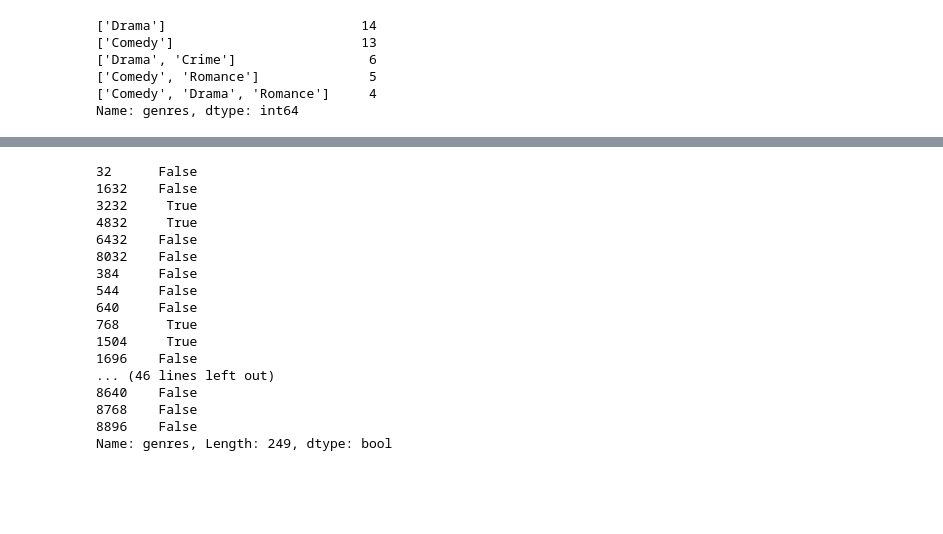
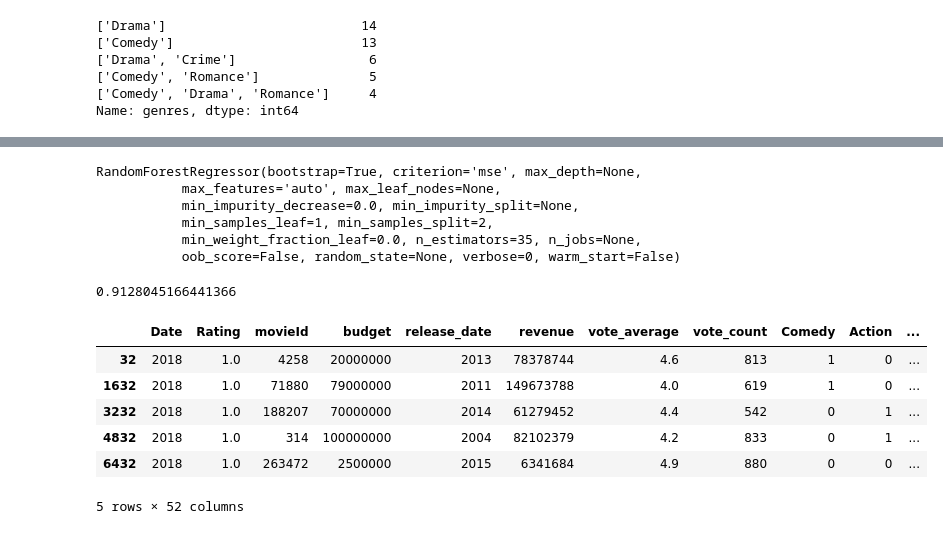
Before and after one commit to erol713/movies, a Jupyter notebook: Project.ipynb, the cells around one changed output, grey strips where cells are left out. Saved outputs shown, nothing was run; the diff lists cells and outputs as text; code cells hidden in the pictures; blank space fills up the shorter version.

```diff
--- a/Project.ipynb
+++ b/Project.ipynb
@@ -229,24 +178,3 @@ df3
-# %%
-df3['genres'].str.contains('Action')
-df3.loc[df3['genres'].str.contains('Horror'), 'Day'] = "saturday"
-# %% [output]
-32      False
-1632    False
-3232     True
-4832     True
-6432    False
-8032    False
-384     False
-544     False
-640     False
-768      True
-1504     True
-1696    False
-... (46 lines left out)
-8640    False
-8768    False
-8896    False
-Name: genres, Length: 249, dtype: bool
 # %%
 for i in df3.genres:
     x = i.split(',')
@@ -254,0 +195,8 @@ for i in df3.genres:
+# %%
+df3.drop('title', axis=1, inplace=True)
+# %%
+df3.drop('Day', axis=1, inplace=True)
+# %%
+df3 = df3.join(pd.get_dummies(df3.Watched))
+# %%
+df3.drop('Watched', axis=1, inplace=True)
@@ -254,0 +213,9 @@ for i in df3.genres:
+# %%
+rfr.fit(X_train, y_train)
+# %% [output]
+RandomForestRegressor(bootstrap=True, criterion='mse', max_depth=None,
+           max_features='auto', max_leaf_nodes=None,
+           min_impurity_decrease=0.0, min_impurity_split=None,
+           min_samples_leaf=1, min_samples_split=2,
+           min_weight_fraction_leaf=0.0, n_estimators=35, n_jobs=None,
+           oob_score=False, random_state=None, verbose=0, warm_start=False)
@@ -254,0 +224,14 @@ for i in df3.genres:
+# %%
+rfr.score(X_test, y_test)
+# %% [output]
+0.9128045166441366
+# %%
+df3.head()
+# %% [output]
+|  | Date | Rating | movieId | budget | release_date | revenue | vote_average | vote_count | Comedy | Action | ... |
+| 32 | 2018 | 1.0 | 4258 | 20000000 | 2013 | 78378744 | 4.6 | 813 | 1 | 0 | ... |
+| 1632 | 2018 | 1.0 | 71880 | 79000000 | 2011 | 149673788 | 4.0 | 619 | 1 | 0 | ... |
+| 3232 | 2018 | 1.0 | 188207 | 70000000 | 2014 | 61279452 | 4.4 | 542 | 0 | 1 | ... |
+| 4832 | 2018 | 1.0 | 314 | 100000000 | 2004 | 82102379 | 4.2 | 833 | 0 | 1 | ... |
+| 6432 | 2018 | 1.0 | 263472 | 2500000 | 2015 | 6341684 | 4.9 | 880 | 0 | 0 | ... |
+5 rows × 52 columns
```
Also changed, not shown: parts of 88 cells of this notebook, 7 other files.
